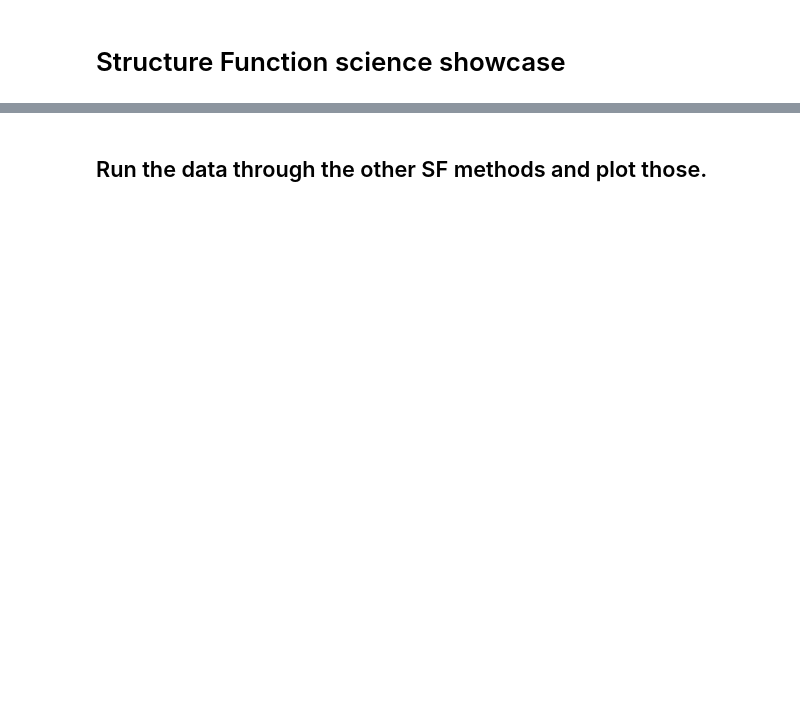
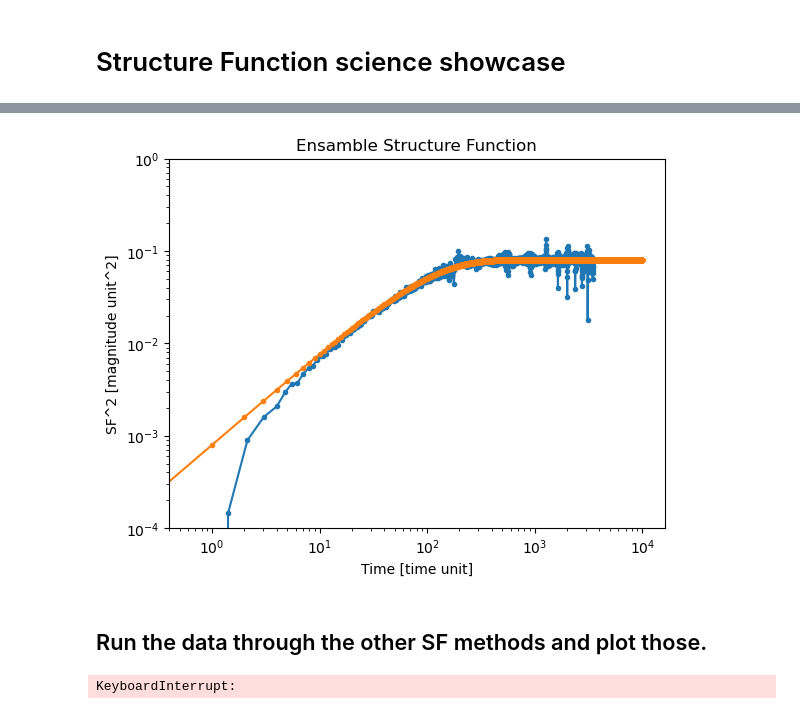
Before and after one commit to lincc-frameworks/tape, a Jupyter notebook: docs/tutorials/structure_function_showcase.ipynb, the cells around one changed output, grey strips where cells are left out. Saved outputs shown, nothing was run; the diff lists cells and outputs as text; code cells hidden in the pictures; blank space fills up the shorter version.

```diff
--- a/docs/tutorials/structure_function_showcase.ipynb
+++ b/docs/tutorials/structure_function_showcase.ipynb
@@ -52,0 +117,12 @@ plt.show()
+# %%
+arg_container = StructureFunctionArgumentContainer()
+arg_container.combine = True
+arg_container.bin_count_target = 1000
+arg_container.calculation_repetitions = 20
+arg_container.estimate_err = True
+arg_container.report_upper_lower_error_separately = True
+res_sf2 = ens.sf2(argument_container = arg_container)
+# %%
+# Theoretical SF
+t_th = np.arange(0,10000,1)
+SF_th = (amp**2 * 2) * (1-np.exp(-t_th/tau))
@@ -53,19 +145,38 @@ plt.show()
+# %%
+plt.figure()
+plt.plot(res_sf2['dt'], res_sf2['sf2'], marker='.',)
+plt.plot(t_th, SF_th, marker='.',)
+plt.yscale('log')
+plt.xscale('log')
+plt.title("Ensamble Structure Function")
+plt.xlabel('Time [time unit]')
+plt.ylabel('SF^2 [magnitude unit^2]')
+plt.ylim(10**(-4), 1)
+plt.show()
+# %% [output]
+[figure, added]
 # %% [markdown]
 ## Run the data through the other SF methods and plot those.
 # %%
 arg_container = tape.analysis.structure_function.StructureFunctionArgumentContainer()
+
+
+
 arg_container.sf_method = 'macleod_2012'
-res_macleod = tape.analysis.calc_sf2(t[0], y[0], err[0], argument_container=arg_container)
+arg_container.combine = True
+arg_container.bin_count_target = 1000
+arg_container.calculation_repetitions = 100
+res_macleod = ens.sf2( argument_container=arg_container)
 
-arg_container = tape.analysis.structure_function.StructureFunctionArgumentContainer()
+
 arg_container.sf_method = 'bauer_2009a'
-res_bauer_a = tape.analysis.calc_sf2(t[0], y[0], err[0], argument_container=arg_container)
+res_bauer_a = ens.sf2(argument_container=arg_container)
 
-arg_container = tape.analysis.structure_function.StructureFunctionArgumentContainer()
 arg_container.sf_method = 'bauer_2009b'
-res_bauer_b = tape.analysis.calc_sf2(t[0], y[0], err[0], argument_container=arg_container)
+res_bauer_b = ens.sf2(argument_container=arg_container)
 
-arg_container = tape.analysis.structure_function.StructureFunctionArgumentContainer()
 arg_container.sf_method = 'schmidt_2010'
-res_schmidt = tape.analysis.calc_sf2(t[0], y[0], err[0], argument_container=arg_container)
+res_schmidt = ens.sf2(argument_container=arg_container)
+# %% [output]
+KeyboardInterrupt:
 # %%
```
Also changed, not shown: parts of 17 cells of this notebook.
